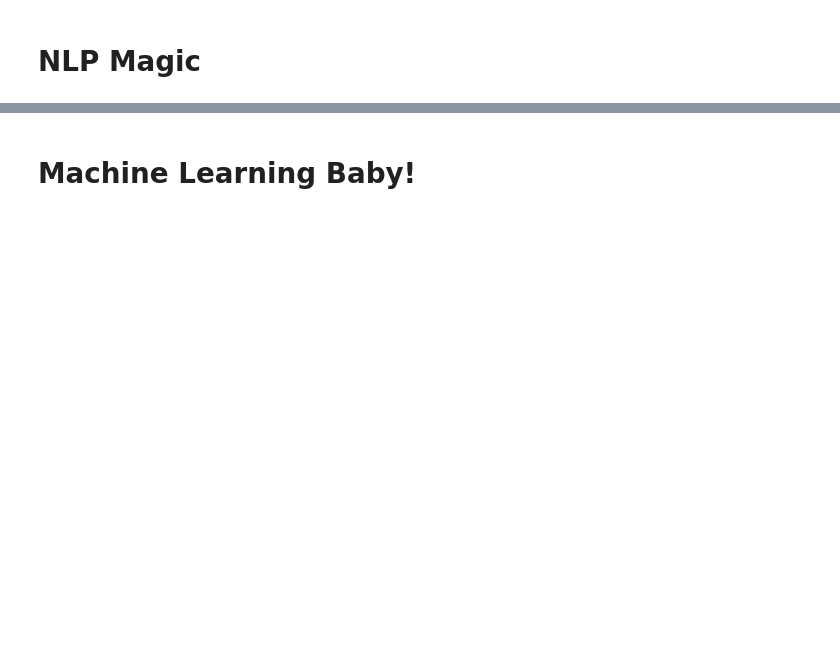
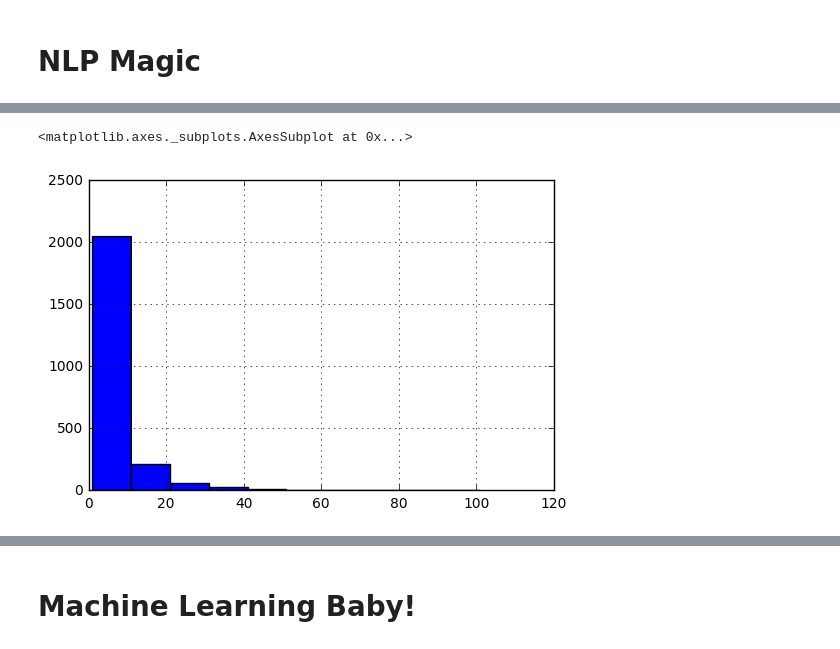
Before and after one commit to alabidi/MuzMatch, a Jupyter notebook: MM.ipynb, the cells around one changed output, grey strips where cells are left out. Saved outputs shown, nothing was run; the diff lists cells and outputs as text; code cells hidden in the pictures; blank space fills up the shorter version.

```diff
--- a/MM.ipynb
+++ b/MM.ipynb
@@ -525,3 +641,8 @@ plt.axis("off")
+# %%
+pUK['realLen'][pUK.gender=='M'].value_counts().hist()
+# %% [output]
+<matplotlib.axes._subplots.AxesSubplot at 0x...>
+[figure, added]
 # %%
 dlikesM=pickle.load(open(data+'dlikesM.pkl','rb'))
 dlikesF=pickle.load(open(data+'dlikesF.pkl','rb'))
```
Also changed, not shown: parts of 143 cells of this notebook, 7 other files.
